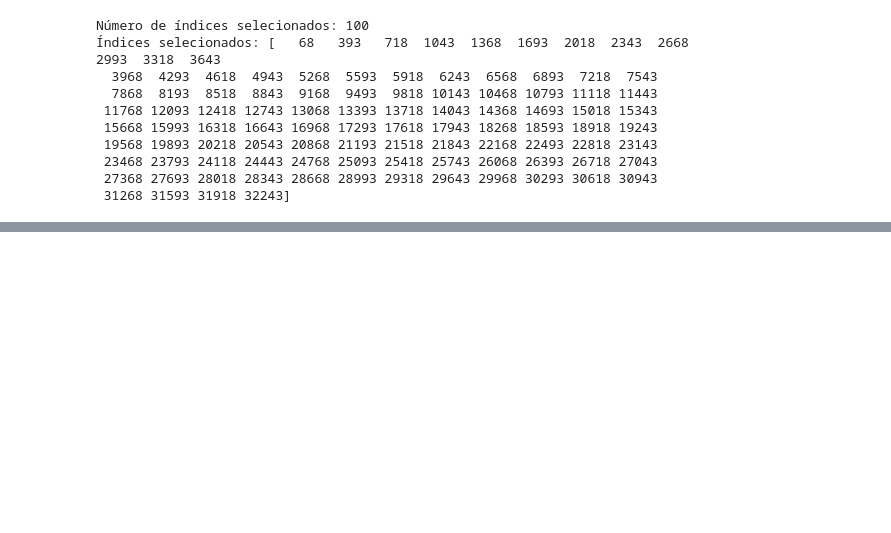
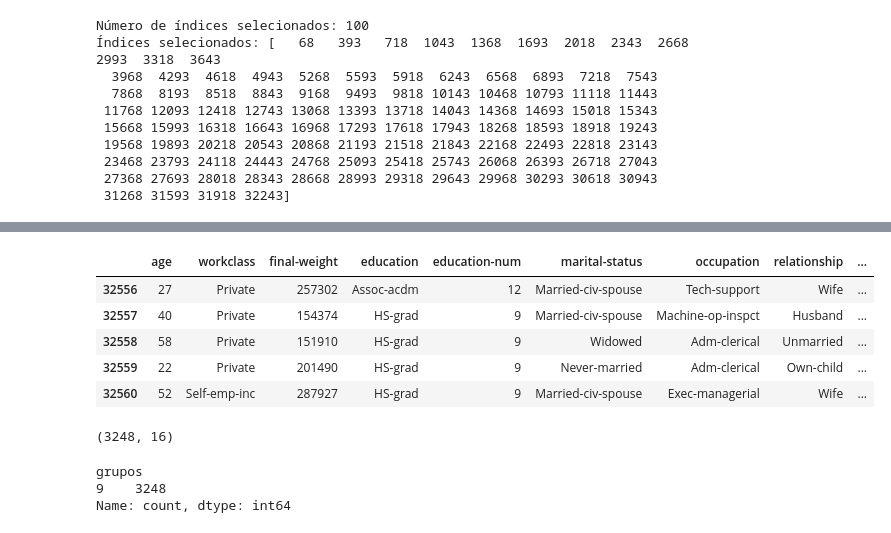
Before and after one commit to devari-el/cruso-ds-ml, a Jupyter notebook: Amostragem.ipynb, the cells around one changed output, grey strips where cells are left out. Drawn from its saved outputs; the diff is of its cells as text; code cells hidden in the pictures; blank space fills up the shorter version.

```diff
--- a/Amostragem.ipynb
+++ b/Amostragem.ipynb
@@ -168,0 +199,12 @@ Número de índices selecionados: 100
+# %%
+quantidade_grupos = 10
+tamanho_grupos = len(dataset) / quantidade_grupos
+grupos = [] # grupos serve como uma lista de índices para o dataset
+id_grupo = 0
+cont = 0
+for _ in dataset.iterrows():
+    grupos.append(id_grupo) # atribui id_grupo a cada elemento de mesmo índice do dataset
+    cont += 1
+    if cont > tamanho_grupos: # quando o 1º grupo atingir o tamanho definido:
+        cont = 0              # zera a contagem
+        id_grupo += 1             # e cria-se o próximo índice para o novo grupo
@@ -168,0 +220,2 @@ Número de índices selecionados: 100
+# %%
+dataset['grupos'] = grupos # Atribuindo os índices correspondentes em uma coluna do dataset
@@ -168,0 +231,21 @@ Número de índices selecionados: 100
+# %%
+dataset.tail() # nota-se que a coluna 'grupos' foi inserida no final == 9
+# %% [output]
+|  | age | workclass | final-weight | education | education-num | marital-status | occupation | relationship | ... |
+| 32556 | 27 | Private | 257302 | Assoc-acdm | 12 | Married-civ-spouse | Tech-support | Wife | ... |
+| 32557 | 40 | Private | 154374 | HS-grad | 9 | Married-civ-spouse | Machine-op-inspct | Husband | ... |
+| 32558 | 58 | Private | 151910 | HS-grad | 9 | Widowed | Adm-clerical | Unmarried | ... |
+| 32559 | 22 | Private | 201490 | HS-grad | 9 | Never-married | Adm-clerical | Own-child | ... |
+| 32560 | 52 | Self-emp-inc | 287927 | HS-grad | 9 | Married-civ-spouse | Exec-managerial | Wife | ... |
+# %%
+grupo_selecionado = random.randint(0, 9) # Sorteia-se um núm no range dos ids dos grupos criados
+df_agrupamento = dataset[dataset['grupos'] == grupo_selecionado] # cria-se um df a partir do indice sorteado
+df_agrupamento.shape # verifica o tamanho do grupo
+# %% [output]
+(3248, 16)
+# %%
+df_agrupamento['grupos'].value_counts() # comprova o índice sorteado
+# %% [output]
+grupos
+9    3248
+Name: count, dtype: int64
```
Also changed, not shown: parts of 10 cells of this notebook.
